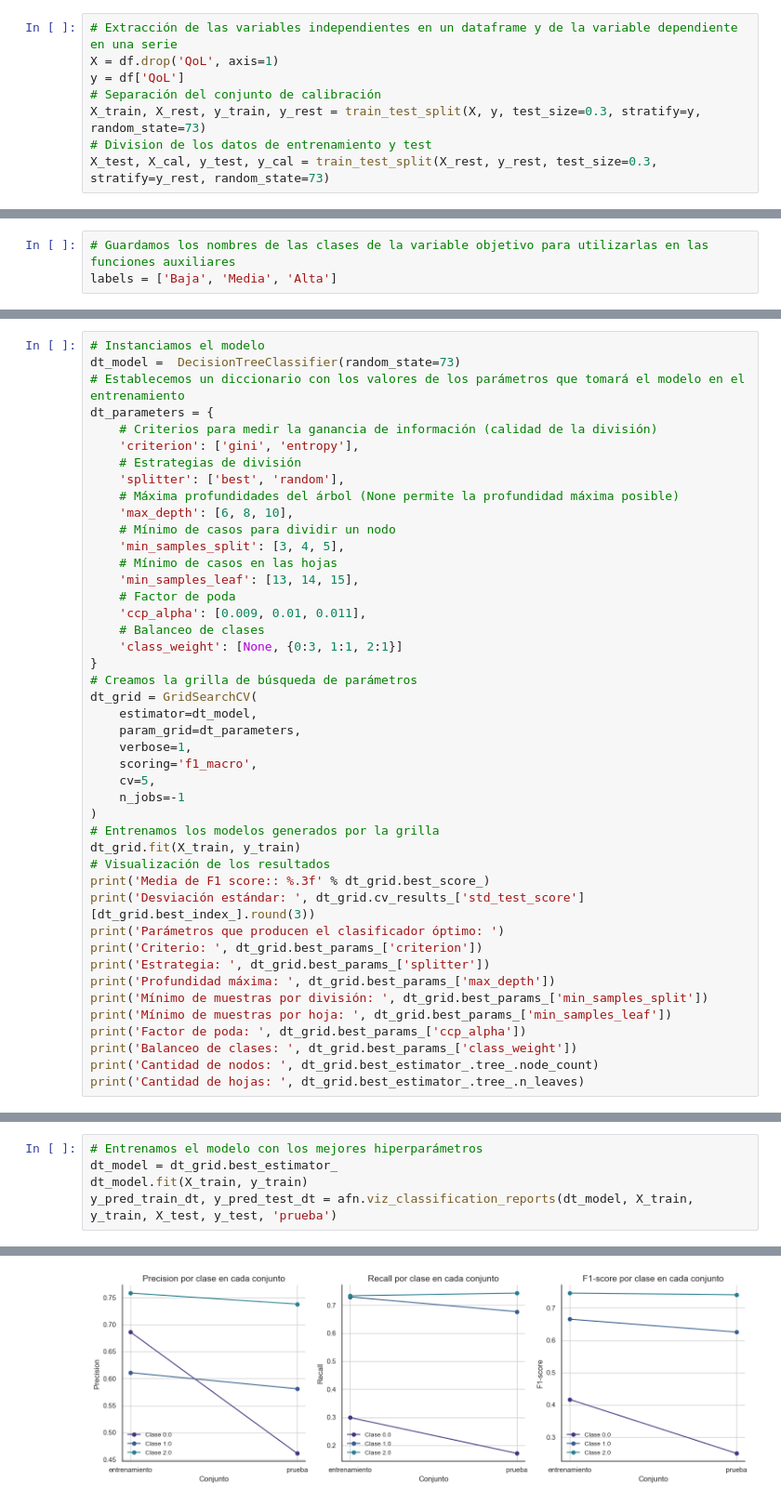
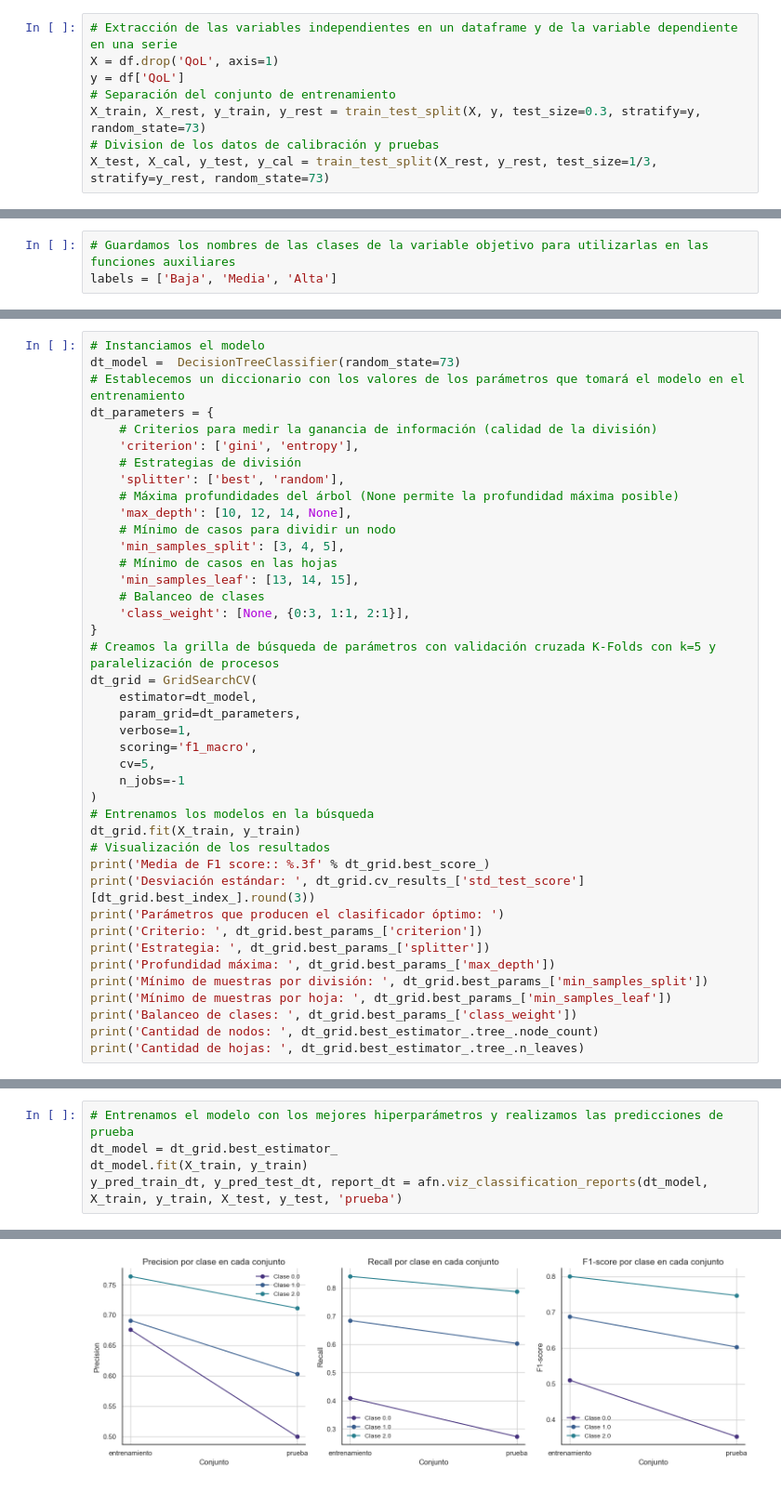
Before and after one commit to ppimas-uoc/TFG---Inteligencia-Artificial, a Jupyter notebook: Fase 2/2.2_Modelado_multiclase.ipynb, the cells around one changed output, grey strips where cells are left out. Shown at 93% size. Cells and saved outputs as stored; diff of their text form.

Commit message:
modelado multiclase terminado

```diff
--- a/Fase 2/2.2_Modelado_multiclase.ipynb
+++ b/Fase 2/2.2_Modelado_multiclase.ipynb
@@ -128,10 +137,10 @@ Para la división de los conjuntos de entrenamiento, prueba y calibración aplic
 # Extracción de las variables independientes en un dataframe y de la variable dependiente en una serie
 X = df.drop('QoL', axis=1)
 y = df['QoL']
-# Separación del conjunto de calibración
+# Separación del conjunto de entrenamiento
 X_train, X_rest, y_train, y_rest = train_test_split(X, y, test_size=0.3, stratify=y, random_state=73)
-# Division de los datos de entrenamiento y test
-X_test, X_cal, y_test, y_cal = train_test_split(X_rest, y_rest, test_size=0.3, stratify=y_rest, random_state=73)
+# Division de los datos de calibración y pruebas
+X_test, X_cal, y_test, y_cal = train_test_split(X_rest, y_rest, test_size=1/3, stratify=y_rest, random_state=73)
 # %% [markdown]
 Una vez dispuestos todos los conjuntos necesarios, mediante la función auxiliar viz_split_distributions realizaremos una comprobación de la distribución de las 3 clases en cada uno de ellos.
 # %%
@@ -165,17 +192,15 @@ dt_parameters = {
     # Estrategias de división
     'splitter': ['best', 'random'],
     # Máxima profundidades del árbol (None permite la profundidad máxima posible)
-    'max_depth': [6, 8, 10],
+    'max_depth': [10, 12, 14, None],
     # Mínimo de casos para dividir un nodo
     'min_samples_split': [3, 4, 5],
     # Mínimo de casos en las hojas
     'min_samples_leaf': [13, 14, 15],
-    # Factor de poda
-    'ccp_alpha': [0.009, 0.01, 0.011],
     # Balanceo de clases
-    'class_weight': [None, {0:3, 1:1, 2:1}]
+    'class_weight': [None, {0:3, 1:1, 2:1}],
 }
-# Creamos la grilla de búsqueda de parámetros
+# Creamos la grilla de búsqueda de parámetros con validación cruzada K-Folds con k=5 y paralelización de procesos
 dt_grid = GridSearchCV(
     estimator=dt_model,
     param_grid=dt_parameters,
@@ -184,7 +209,7 @@ dt_grid = GridSearchCV(
     cv=5,
     n_jobs=-1
 )
-# Entrenamos los modelos generados por la grilla
+# Entrenamos los modelos en la búsqueda
 dt_grid.fit(X_train, y_train)
 # Visualización de los resultados
 print('Media de F1 score:: %.3f' % dt_grid.best_score_)
@@ -195,7 +220,6 @@ print('Estrategia: ', dt_grid.best_params_['splitter'])
 print('Profundidad máxima: ', dt_grid.best_params_['max_depth'])
 print('Mínimo de muestras por división: ', dt_grid.best_params_['min_samples_split'])
 print('Mínimo de muestras por hoja: ', dt_grid.best_params_['min_samples_leaf'])
-print('Factor de poda: ', dt_grid.best_params_['ccp_alpha'])
 print('Balanceo de clases: ', dt_grid.best_params_['class_weight'])
 print('Cantidad de nodos: ', dt_grid.best_estimator_.tree_.node_count)
 print('Cantidad de hojas: ', dt_grid.best_estimator_.tree_.n_leaves)
@@ -216,8 +249,8 @@ Cantidad de hojas:  9
 # %%
-# Entrenamos el modelo con los mejores hiperparámetros
+# Entrenamos el modelo con los mejores hiperparámetros y realizamos las predicciones de prueba
 dt_model = dt_grid.best_estimator_
 dt_model.fit(X_train, y_train)
-y_pred_train_dt, y_pred_test_dt = afn.viz_classification_reports(dt_model, X_train, y_train, X_test, y_test, 'prueba')
+y_pred_train_dt, y_pred_test_dt, report_dt = afn.viz_classification_reports(dt_model, X_train, y_train, X_test, y_test, 'prueba')
 # %% [output]
 Reporte sobre el conjunto de ENTRENAMIENTO:
               precision    recall  f1-score   support
@@ -239 +272 @@ weighted avg       0.64      0.65      0.64       310
-[figure, old version]
+[figure, new version]
```
Also changed, not shown: parts of 34 cells of this notebook, 3 other files.
